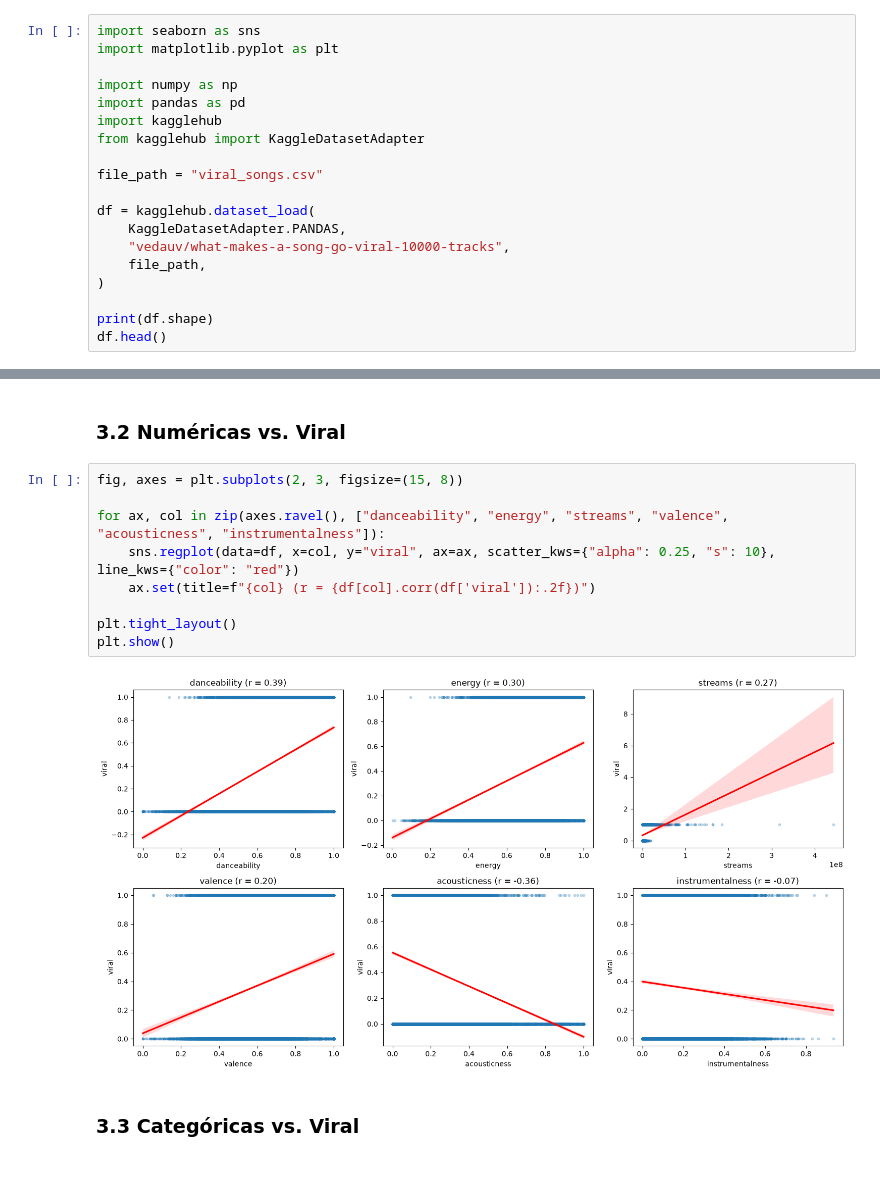
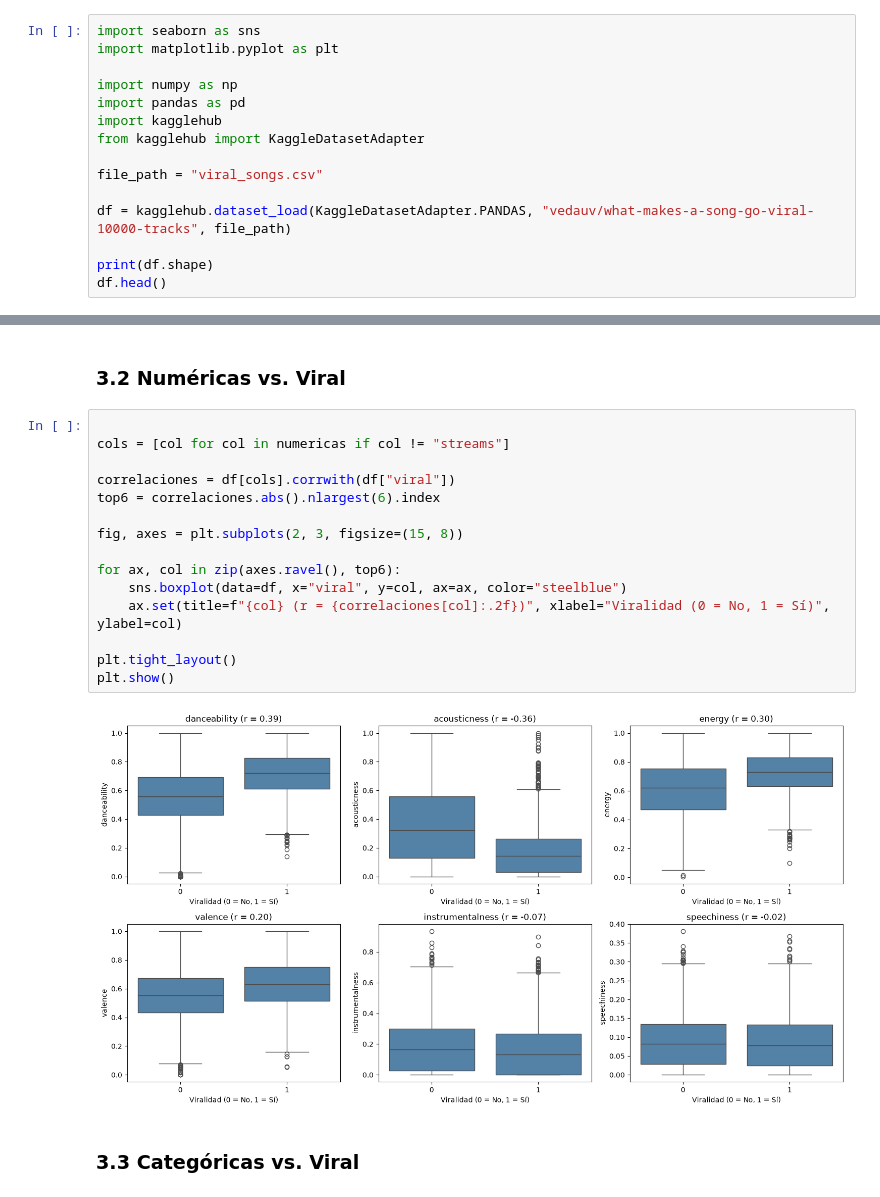
Before and after one commit to luisjoarmenta-png/proyecto_profundizacion, a Jupyter notebook: data/raw/Dataset.ipynb, the cells around one changed output, grey strips where cells are left out. Drawn from its saved outputs; the diff is of its cells as text.

```diff
--- a/data/raw/Dataset.ipynb
+++ b/data/raw/Dataset.ipynb
@@ -11,11 +11,7 @@ from kagglehub import KaggleDatasetAdapter
 
 file_path = "viral_songs.csv"
 
-df = kagglehub.dataset_load(
-    KaggleDatasetAdapter.PANDAS,
-    "vedauv/what-makes-a-song-go-viral-10000-tracks",
-    file_path,
-)
+df = kagglehub.dataset_load(KaggleDatasetAdapter.PANDAS, "vedauv/what-makes-a-song-go-viral-10000-tracks", file_path)
 
 print(df.shape)
 df.head()
@@ -185,16 +179,22 @@ correlaciones_con_target(df, "viral").to_frame("r_con_viral").round(2)
 | acousticness | -0.36 |
 # %% [markdown]
 ### 3.2 Numéricas vs. Viral
-# %%
-fig, axes = plt.subplots(2, 3, figsize=(15, 8))
-
-for ax, col in zip(axes.ravel(), ["danceability", "energy", "streams", "valence", "acousticness", "instrumentalness"]):
-    sns.regplot(data=df, x=col, y="viral", ax=ax, scatter_kws={"alpha": 0.25, "s": 10}, line_kws={"color": "red"})
-    ax.set(title=f"{col} (r = {df[col].corr(df['viral']):.2f})")
-
-plt.tight_layout()
-plt.show()
-# %% [output]
-[figure, removed]
+# %%
+
+cols = [col for col in numericas if col != "streams"]
+
+correlaciones = df[cols].corrwith(df["viral"])
+top6 = correlaciones.abs().nlargest(6).index
+
+fig, axes = plt.subplots(2, 3, figsize=(15, 8))
+
+for ax, col in zip(axes.ravel(), top6):
+    sns.boxplot(data=df, x="viral", y=col, ax=ax, color="steelblue")
+    ax.set(title=f"{col} (r = {correlaciones[col]:.2f})", xlabel="Viralidad (0 = No, 1 = Sí)", ylabel=col)
+
+plt.tight_layout()
+plt.show()
+# %% [output]
+[figure, added]
 # %% [markdown]
 ### 3.3 Categóricas vs. Viral
```
Also changed, not shown: parts of 6 cells of this notebook, 2 other files.
